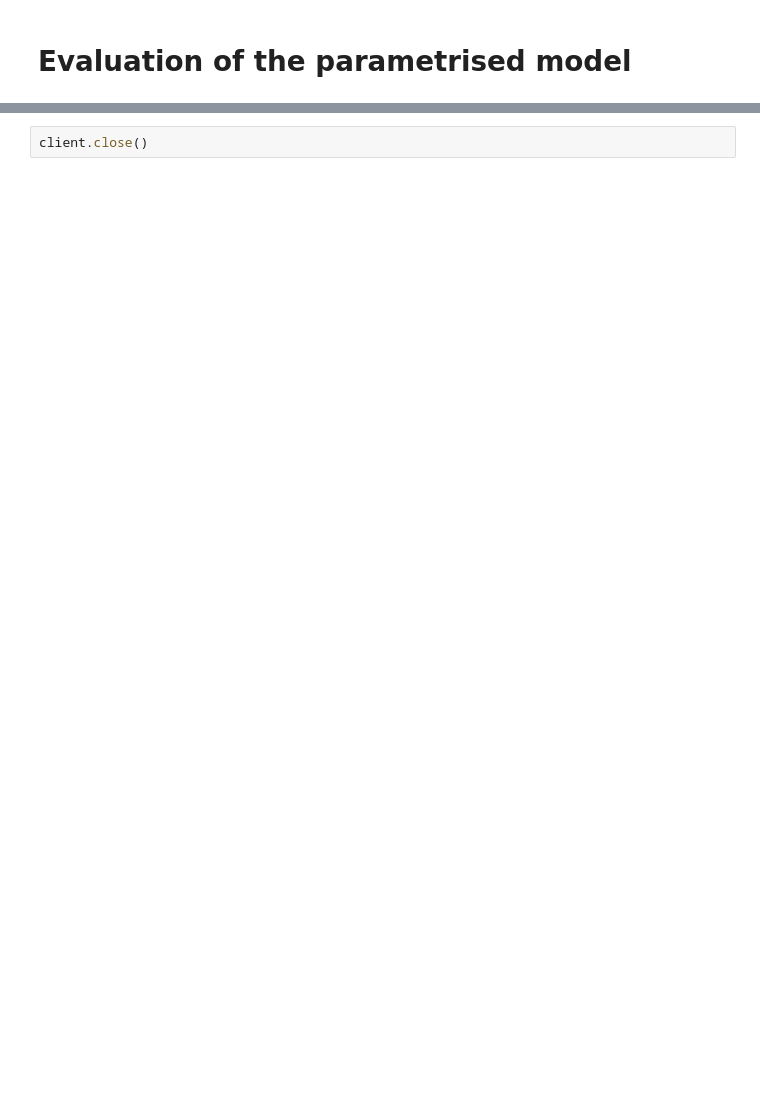
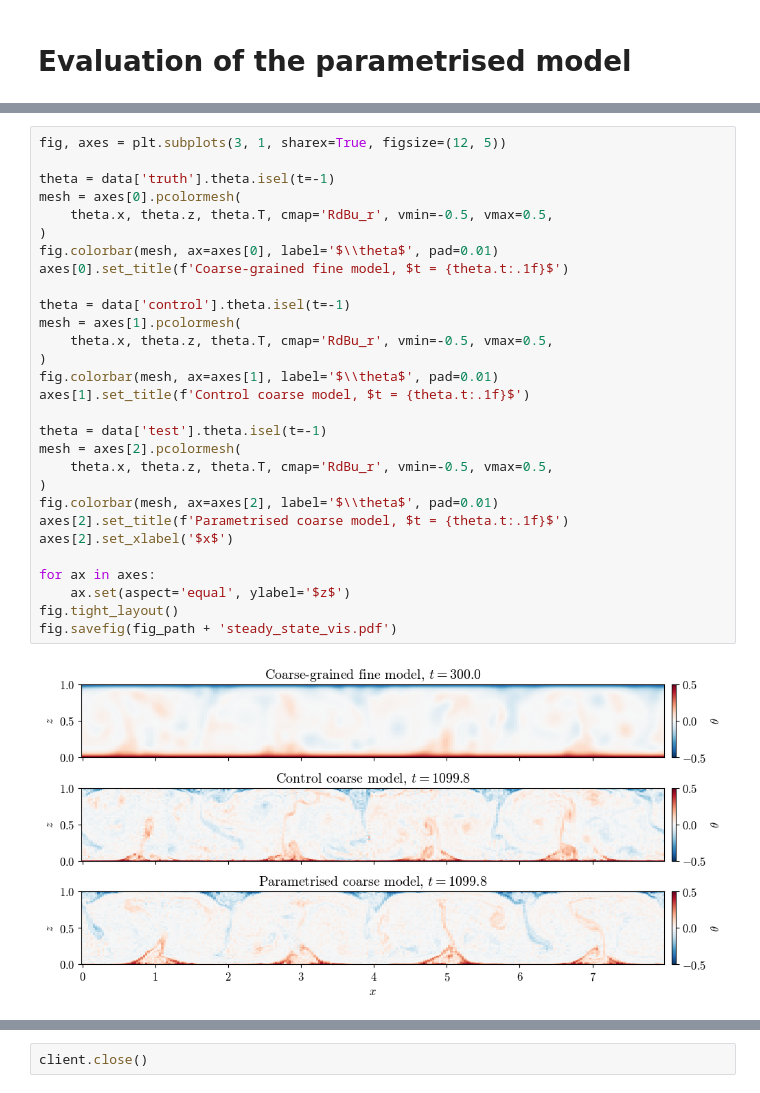
Before and after one commit to tschanzer/honours-project, a Jupyter notebook: final_notebooks/evaluation.ipynb, the cells around one changed output, grey strips where cells are left out. Cells and saved outputs as stored; diff of their text form; blank space fills up the shorter version.

```diff
--- a/final_notebooks/evaluation.ipynb
+++ b/final_notebooks/evaluation.ipynb
@@ -30,0 +112,31 @@ AVG_TIME = 150.
+# %%
+fig, axes = plt.subplots(3, 1, sharex=True, figsize=(12, 5))
+
+theta = data['truth'].theta.isel(t=-1)
+mesh = axes[0].pcolormesh(
+    theta.x, theta.z, theta.T, cmap='RdBu_r', vmin=-0.5, vmax=0.5,
+)
+fig.colorbar(mesh, ax=axes[0], label='$\\theta$', pad=0.01)
+axes[0].set_title(f'Coarse-grained fine model, $t = {theta.t:.1f}$')
+
+theta = data['control'].theta.isel(t=-1)
+mesh = axes[1].pcolormesh(
+    theta.x, theta.z, theta.T, cmap='RdBu_r', vmin=-0.5, vmax=0.5,
+)
+fig.colorbar(mesh, ax=axes[1], label='$\\theta$', pad=0.01)
+axes[1].set_title(f'Control coarse model, $t = {theta.t:.1f}$')
+
+theta = data['test'].theta.isel(t=-1)
+mesh = axes[2].pcolormesh(
+    theta.x, theta.z, theta.T, cmap='RdBu_r', vmin=-0.5, vmax=0.5,
+)
+fig.colorbar(mesh, ax=axes[2], label='$\\theta$', pad=0.01)
+axes[2].set_title(f'Parametrised coarse model, $t = {theta.t:.1f}$')
+axes[2].set_xlabel('$x$')
+
+for ax in axes:
+    ax.set(aspect='equal', ylabel='$z$')
+fig.tight_layout()
+fig.savefig(fig_path + 'steady_state_vis.pdf')
+# %% [output]
+[figure, added]
```
Also changed, not shown: parts of 15 cells of this notebook.
